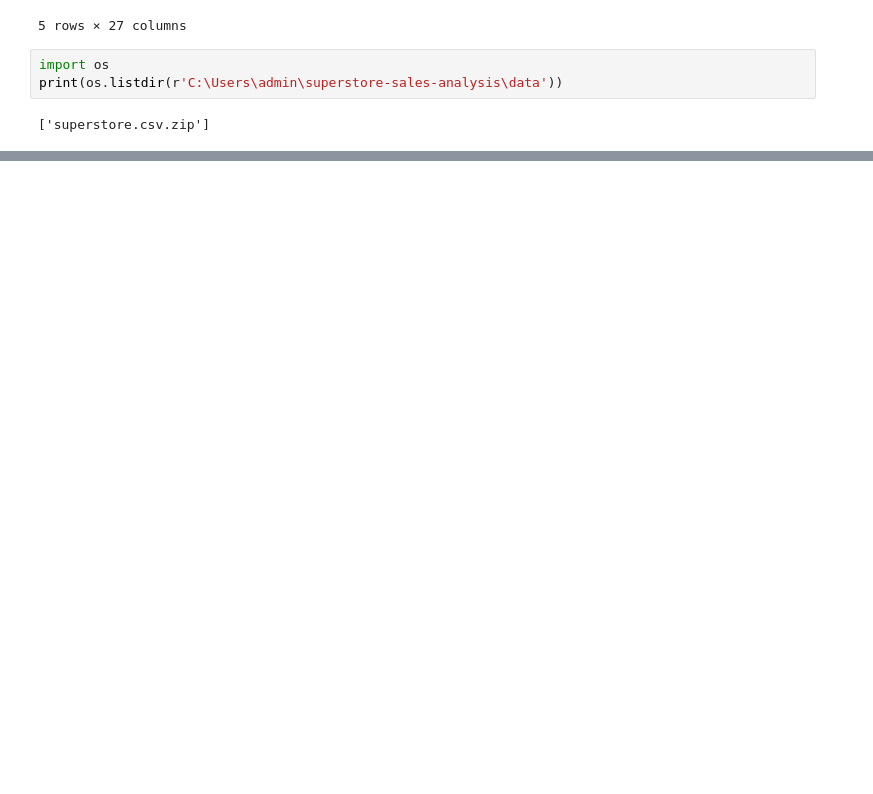
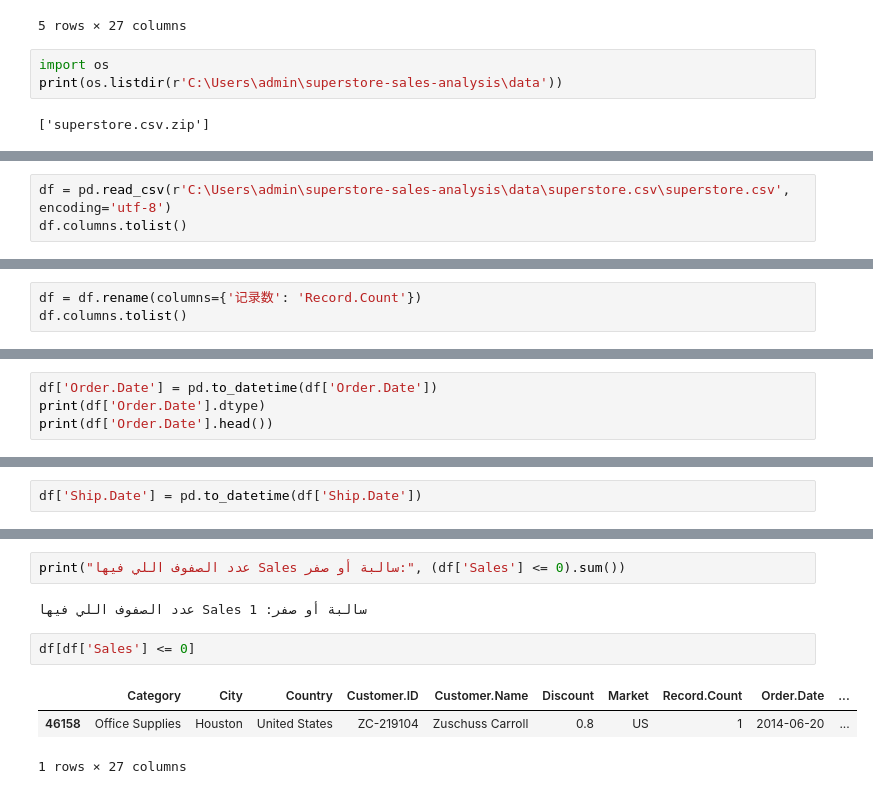
Before and after one commit to tamam90/superstore-sales-analysis, a Jupyter notebook: notebooks/eda_superstore.ipynb, the cells around one changed output, grey strips where cells are left out. Saved outputs shown, nothing was run; the diff lists cells and outputs as text; blank space fills up the shorter version.

Commit message:
Data cleaning: fix encoding, convert dates, validate data quality

```diff
--- a/notebooks/eda_superstore.ipynb
+++ b/notebooks/eda_superstore.ipynb
@@ -17,0 +106,3 @@ print(os.listdir(r'C:\Users\admin\superstore-sales-analysis\data'))
+# %%
+df = pd.read_csv(r'C:\Users\admin\superstore-sales-analysis\data\superstore.csv\superstore.csv', encoding='utf-8')
+df.columns.tolist()
@@ -17,0 +127,3 @@ print(os.listdir(r'C:\Users\admin\superstore-sales-analysis\data'))
+# %%
+df = df.rename(columns={'记录数': 'Record.Count'})
+df.columns.tolist()
@@ -17,0 +163,4 @@ print(os.listdir(r'C:\Users\admin\superstore-sales-analysis\data'))
+# %%
+df['Order.Date'] = pd.to_datetime(df['Order.Date'])
+print(df['Order.Date'].dtype)
+print(df['Order.Date'].head())
@@ -17,0 +179,2 @@ print(os.listdir(r'C:\Users\admin\superstore-sales-analysis\data'))
+# %%
+df['Ship.Date'] = pd.to_datetime(df['Ship.Date'])
@@ -17,0 +216,10 @@ print(os.listdir(r'C:\Users\admin\superstore-sales-analysis\data'))
+# %%
+print("عدد الصفوف اللي فيها Sales سالبة أو صفر:", (df['Sales'] <= 0).sum())
+# %% [output]
+عدد الصفوف اللي فيها Sales سالبة أو صفر: 1
+# %%
+df[df['Sales'] <= 0]
+# %% [output]
+|  | Category | City | Country | Customer.ID | Customer.Name | Discount | Market | Record.Count | Order.Date | ... |
+| 46158 | Office Supplies | Houston | United States | ZC-219104 | Zuschuss Carroll | 0.8 | US | 1 | 2014-06-20 | ... |
+1 rows × 27 columns
```
Also changed, not shown: parts of 20 cells of this notebook.
